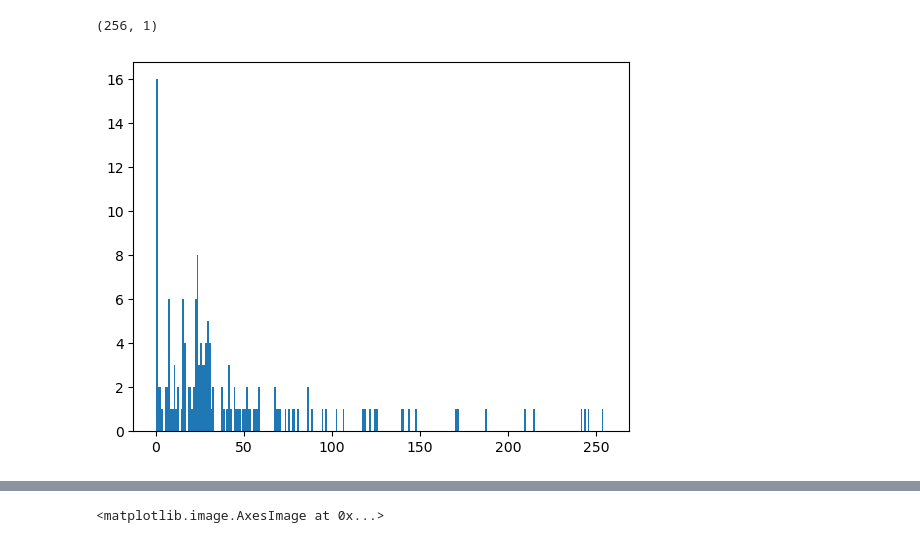
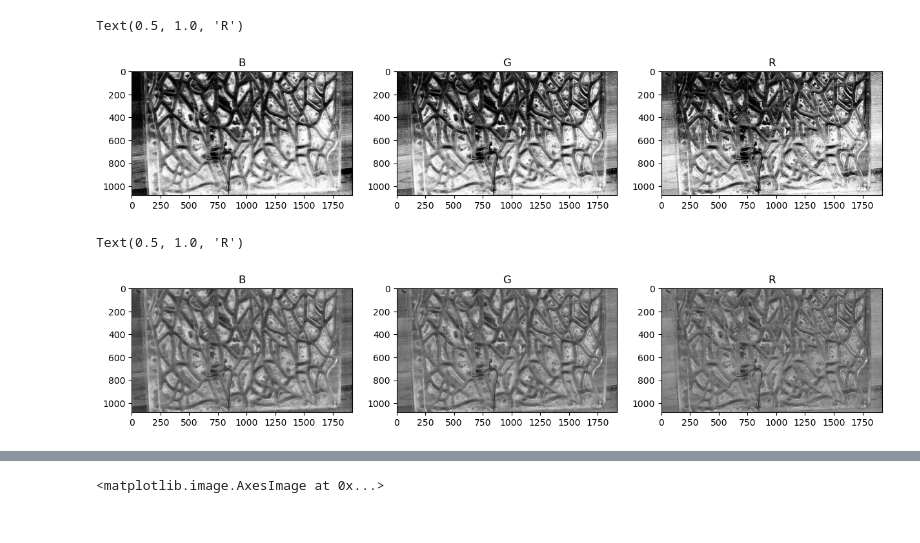
Before and after one commit to RandomNamer/CathederTelesurgery, a Jupyter notebook: python/segmentation/guidewire_in_rigid_model.ipynb, the cells around one changed output, grey strips where cells are left out. Cells and saved outputs as stored; diff of their text form; code cells hidden in the pictures.

```diff
--- a/python/segmentation/guidewire_in_rigid_model.ipynb
+++ b/python/segmentation/guidewire_in_rigid_model.ipynb
@@ -13,7 +23,33 @@ plt.imshow(image, cmap='gray')
-# %%
-hst = cv2.calcHist([image], [0], None, [256], [0, 256])
-print(hst.shape)
-_ = plt.hist(hst, bins=256, range=(0, 256))
-# %% [output]
-(256, 1)
-[figure, removed]
+# %%
+image_b = image[:, :, 0]
+image_g = image[:, :, 1]
+image_r = image[:, :, 2]
+image_b_e = cv2.equalizeHist(image_b)
+image_g_e = cv2.equalizeHist(image_g)
+image_r_e = cv2.equalizeHist(image_r)
+_, (ax1, ax2, ax3) = plt.subplots(1, 3, figsize=(15, 4))
+ax1.imshow(image_b_e, cmap='gray')
+ax1.set_title('B')
+ax2.imshow(image_g_e, cmap='gray')
+ax2.set_title('G')
+ax3.imshow(image_r_e, cmap='gray')
+ax3.set_title('R')
+# %% [output]
+Text(0.5, 1.0, 'R')
+[figure, added]
+# %%
+clahe = cv2.createCLAHE(clipLimit=2.0, tileGridSize=(8,8))
+image_b_e = clahe.apply(image_b)
+image_g_e = clahe.apply(image_g)
+image_r_e = clahe.apply(image_r)
+
+_, (ax1, ax2, ax3) = plt.subplots(1, 3, figsize=(15, 4))
+ax1.imshow(image_b_e, cmap='gray')
+ax1.set_title('B')
+ax2.imshow(image_g_e, cmap='gray')
+ax2.set_title('G')
+ax3.imshow(image_r_e, cmap='gray')
+ax3.set_title('R')
+# %% [output]
+Text(0.5, 1.0, 'R')
+[figure, added]
```
Also changed, not shown: parts of 22 cells of this notebook, 5 other files.
